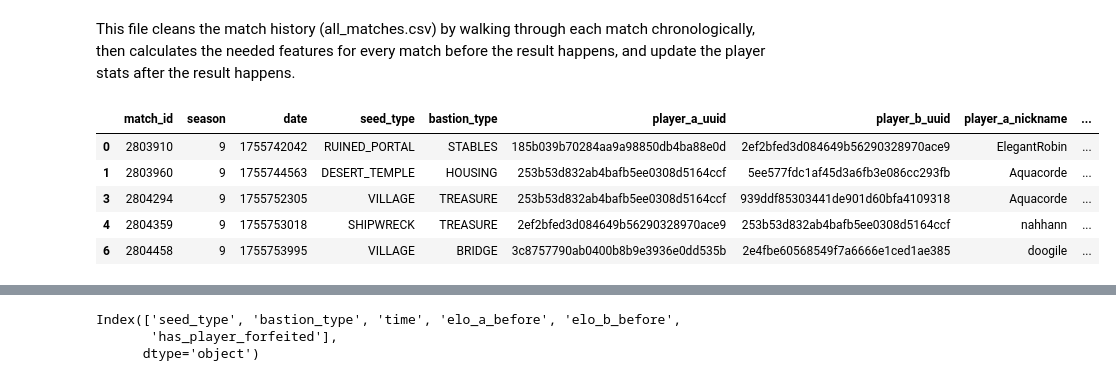
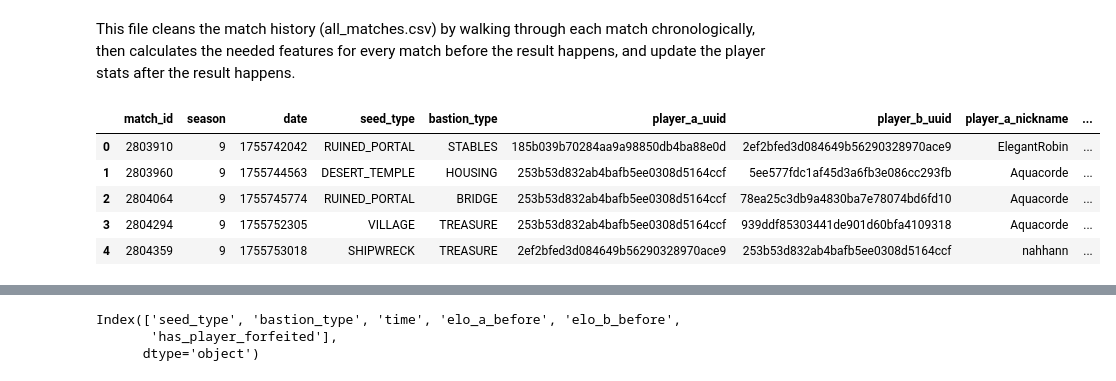
Before and after one commit to lducc/MCSRSim, a Jupyter notebook: src/explore/build_features.ipynb, the cells around one changed output, grey strips where cells are left out. Cells and saved outputs as stored; diff of their text form; code cells hidden in the pictures.

```diff
--- a/src/explore/build_features.ipynb
+++ b/src/explore/build_features.ipynb
@@ -12,15 +12,16 @@ DATA_DIR = Path("../../data")
 INPUT_FILE = DATA_DIR / "processed" / "all_matches.csv"
 OUTPUT_FILE = DATA_DIR / "processed" / "model_train.csv"
 # %%
-# df = pd.read_csv(INPUT_FILE).drop(columns=df.columns[0])
+df = pd.read_csv(INPUT_FILE)
+df = df.drop(columns=df.columns[0])
 df.head()
 # %% [output]
 |  | match_id | season | date | seed_type | bastion_type | player_a_uuid | player_b_uuid | player_a_nickname | ... |
 | 0 | 2803910 | 9 | 1755742042 | RUINED_PORTAL | STABLES | 185b039b70284aa9a98850db4ba88e0d | 2ef2bfed3d084649b56290328970ace9 | ElegantRobin | ... |
 | 1 | 2803960 | 9 | 1755744563 | DESERT_TEMPLE | HOUSING | 253b53d832ab4bafb5ee0308d5164ccf | 5ee577fdc1af45d3a6fb3e086cc293fb | Aquacorde | ... |
+| 2 | 2804064 | 9 | 1755745774 | RUINED_PORTAL | BRIDGE | 253b53d832ab4bafb5ee0308d5164ccf | 78ea25c3db9a4830ba7e78074bd6fd10 | Aquacorde | ... |
 | 3 | 2804294 | 9 | 1755752305 | VILLAGE | TREASURE | 253b53d832ab4bafb5ee0308d5164ccf | 939ddf85303441de901d60bfa4109318 | Aquacorde | ... |
 | 4 | 2804359 | 9 | 1755753018 | SHIPWRECK | TREASURE | 2ef2bfed3d084649b56290328970ace9 | 253b53d832ab4bafb5ee0308d5164ccf | nahhann | ... |
-| 6 | 2804458 | 9 | 1755753995 | VILLAGE | BRIDGE | 3c8757790ab0400b8b9e3936e0dd535b | 2e4fbe60568549f7a6666e1ced1ae385 | doogile | ... |
 # %%
 df.dtypes
 # %% [output]
```
Also changed, not shown: parts of 1 cell of this notebook.
